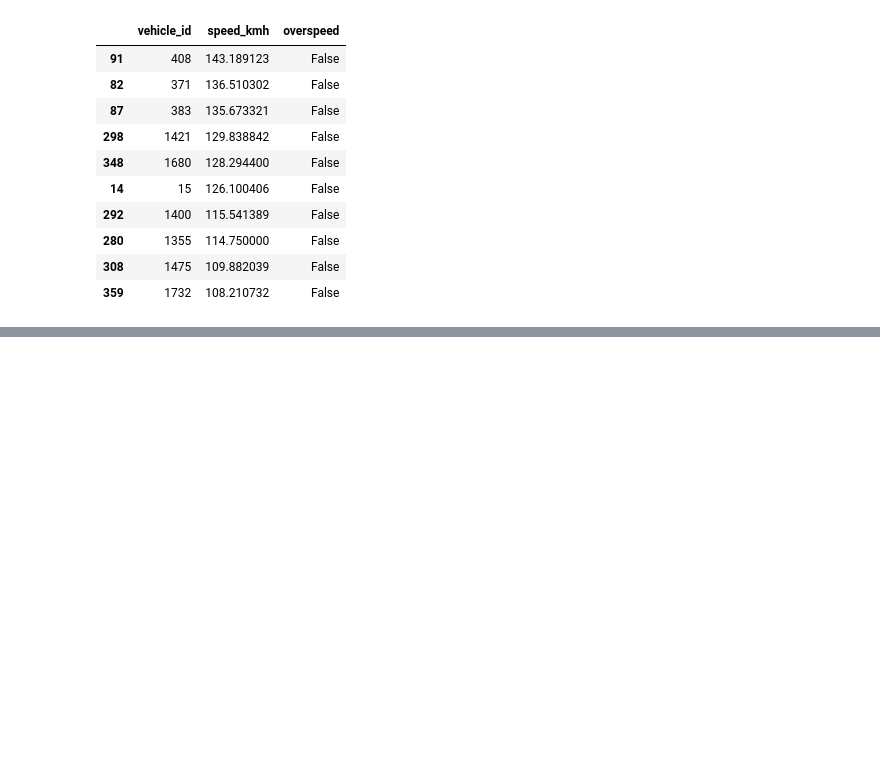
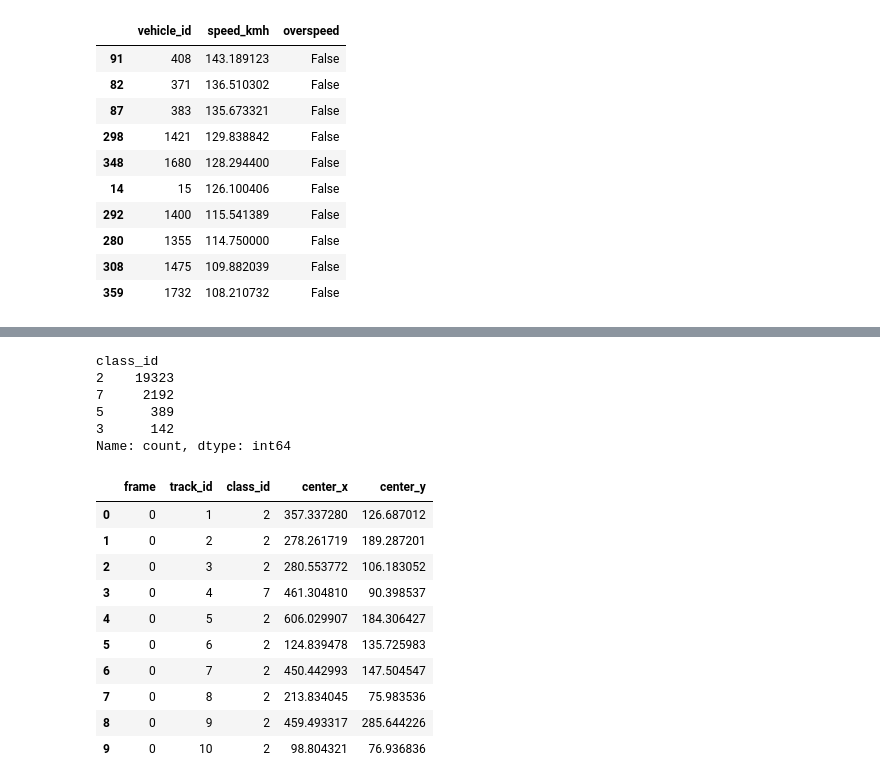
Before and after one commit to moun-13/SmartTrafficAI, a Jupyter notebook: notebooks/Smart_Traffic_AI.ipynb, the cells around one changed output, grey strips where cells are left out. Cells and saved outputs as stored; diff of their text form; code cells hidden in the pictures; blank space fills up the shorter version.

Commit message:
ajauter nom pour chaque véhicule

```diff
--- a/notebooks/Smart_Traffic_AI.ipynb
+++ b/notebooks/Smart_Traffic_AI.ipynb
@@ -1329,0 +1367,40 @@ df_speed.sort_values(
+# %%
+import pandas as pd
+
+tracking_data = []
+
+for frame_number, frame_results in enumerate(tracking_results):
+
+    if frame_results.boxes is None:
+        continue
+
+    boxes = frame_results.boxes
+
+    if boxes.id is None:
+        continue
+
+    ids = boxes.id.cpu().numpy()
+    classes = boxes.cls.cpu().numpy()
+    xyxy = boxes.xyxy.cpu().numpy()
+
+    for track_id, class_id, box in zip(ids, classes, xyxy):
+
+        x1, y1, x2, y2 = box
+
+        center_x = (x1 + x2) / 2
+        center_y = (y1 + y2) / 2
+
+        tracking_data.append({
+            "frame": frame_number,
+            "track_id": int(track_id),
+            "class_id": int(class_id),
+            "center_x": center_x,
+            "center_y": center_y
+        })
+
+df_tracking = pd.DataFrame(tracking_data)
+
+print("Nombre de détections :", len(df_tracking))
+print("Nombre de véhicules uniques :", df_tracking["track_id"].nunique())
+
+df_tracking.head()
@@ -1329,0 +1434,23 @@ df_speed.sort_values(
+# %%
+print(df_tracking["class_id"].value_counts())
+# %% [output]
+class_id
+2    19323
+7     2192
+5      389
+3      142
+Name: count, dtype: int64
+# %%
+df_tracking.head(10)
+# %% [output]
+|  | frame | track_id | class_id | center_x | center_y |
+| 0 | 0 | 1 | 2 | 357.337280 | 126.687012 |
+| 1 | 0 | 2 | 2 | 278.261719 | 189.287201 |
+| 2 | 0 | 3 | 2 | 280.553772 | 106.183052 |
+| 3 | 0 | 4 | 7 | 461.304810 | 90.398537 |
+| 4 | 0 | 5 | 2 | 606.029907 | 184.306427 |
+| 5 | 0 | 6 | 2 | 124.839478 | 135.725983 |
+| 6 | 0 | 7 | 2 | 450.442993 | 147.504547 |
+| 7 | 0 | 8 | 2 | 213.834045 | 75.983536 |
+| 8 | 0 | 9 | 2 | 459.493317 | 285.644226 |
+| 9 | 0 | 10 | 2 | 98.804321 | 76.936836 |
```
Also changed, not shown: parts of 8 cells of this notebook.
